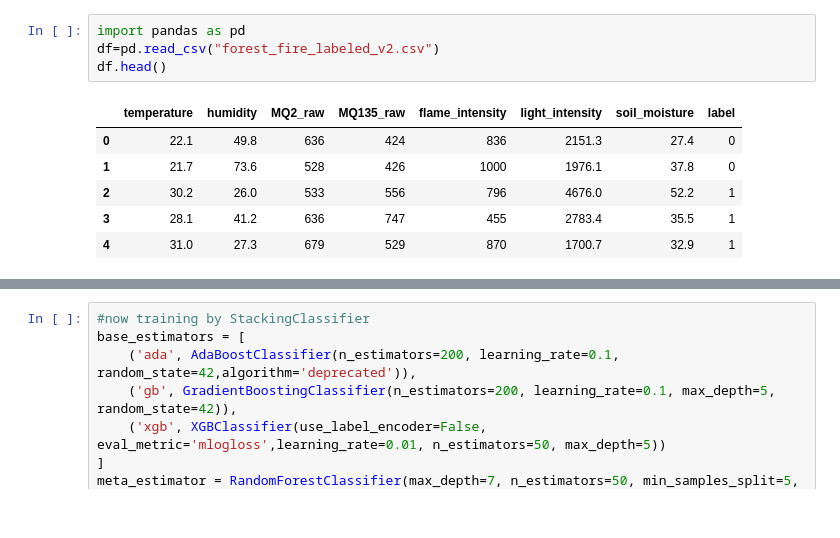
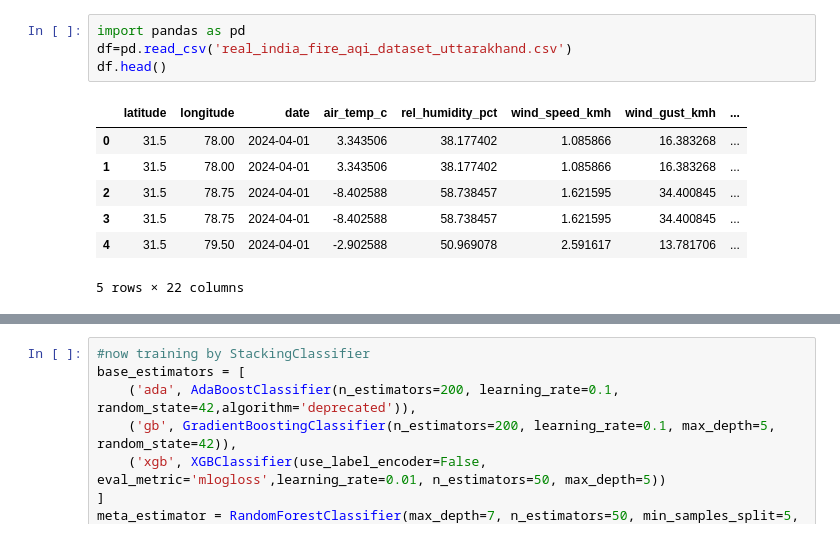
Before and after one commit to mdcreator-2/lookout-grid, a Jupyter notebook: ml/forest_fire_final.ipynb, the cells around one changed output, grey strips where cells are left out. Saved outputs shown, nothing was run; the diff lists cells and outputs as text.

Commit message:
forest fire model

```diff
--- a/ml/forest_fire.ipynb
+++ b/ml/forest_fire_final.ipynb
@@ -1,11 +1,12 @@
 # %%
 import pandas as pd
-df=pd.read_csv("forest_fire_labeled_v2.csv")
+df=pd.read_csv('real_india_fire_aqi_dataset_uttarakhand.csv')
 df.head()
 # %% [output]
-|  | temperature | humidity | MQ2_raw | MQ135_raw | flame_intensity | light_intensity | soil_moisture | label |
-| 0 | 22.1 | 49.8 | 636 | 424 | 836 | 2151.3 | 27.4 | 0 |
-| 1 | 21.7 | 73.6 | 528 | 426 | 1000 | 1976.1 | 37.8 | 0 |
-| 2 | 30.2 | 26.0 | 533 | 556 | 796 | 4676.0 | 52.2 | 1 |
-| 3 | 28.1 | 41.2 | 636 | 747 | 455 | 2783.4 | 35.5 | 1 |
-| 4 | 31.0 | 27.3 | 679 | 529 | 870 | 1700.7 | 32.9 | 1 |
+|  | latitude | longitude | date | air_temp_c | rel_humidity_pct | wind_speed_kmh | wind_gust_kmh | ... |
+| 0 | 31.5 | 78.00 | 2024-04-01 | 3.343506 | 38.177402 | 1.085866 | 16.383268 | ... |
+| 1 | 31.5 | 78.00 | 2024-04-01 | 3.343506 | 38.177402 | 1.085866 | 16.383268 | ... |
+| 2 | 31.5 | 78.75 | 2024-04-01 | -8.402588 | 58.738457 | 1.621595 | 34.400845 | ... |
+| 3 | 31.5 | 78.75 | 2024-04-01 | -8.402588 | 58.738457 | 1.621595 | 34.400845 | ... |
+| 4 | 31.5 | 79.50 | 2024-04-01 | -2.902588 | 50.969078 | 2.591617 | 13.781706 | ... |
+5 rows × 22 columns
```
Also changed, not shown: parts of 26 cells of this notebook, 4 other files.
